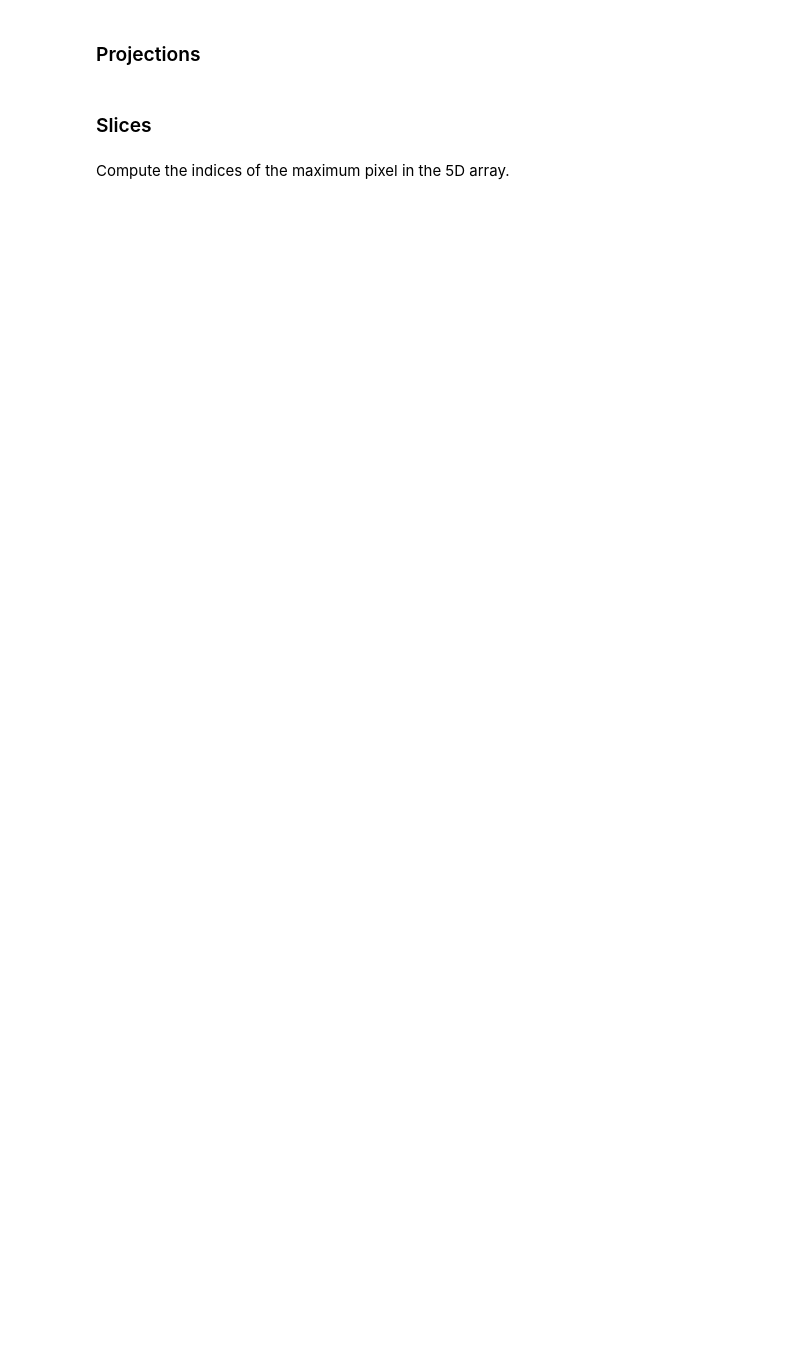
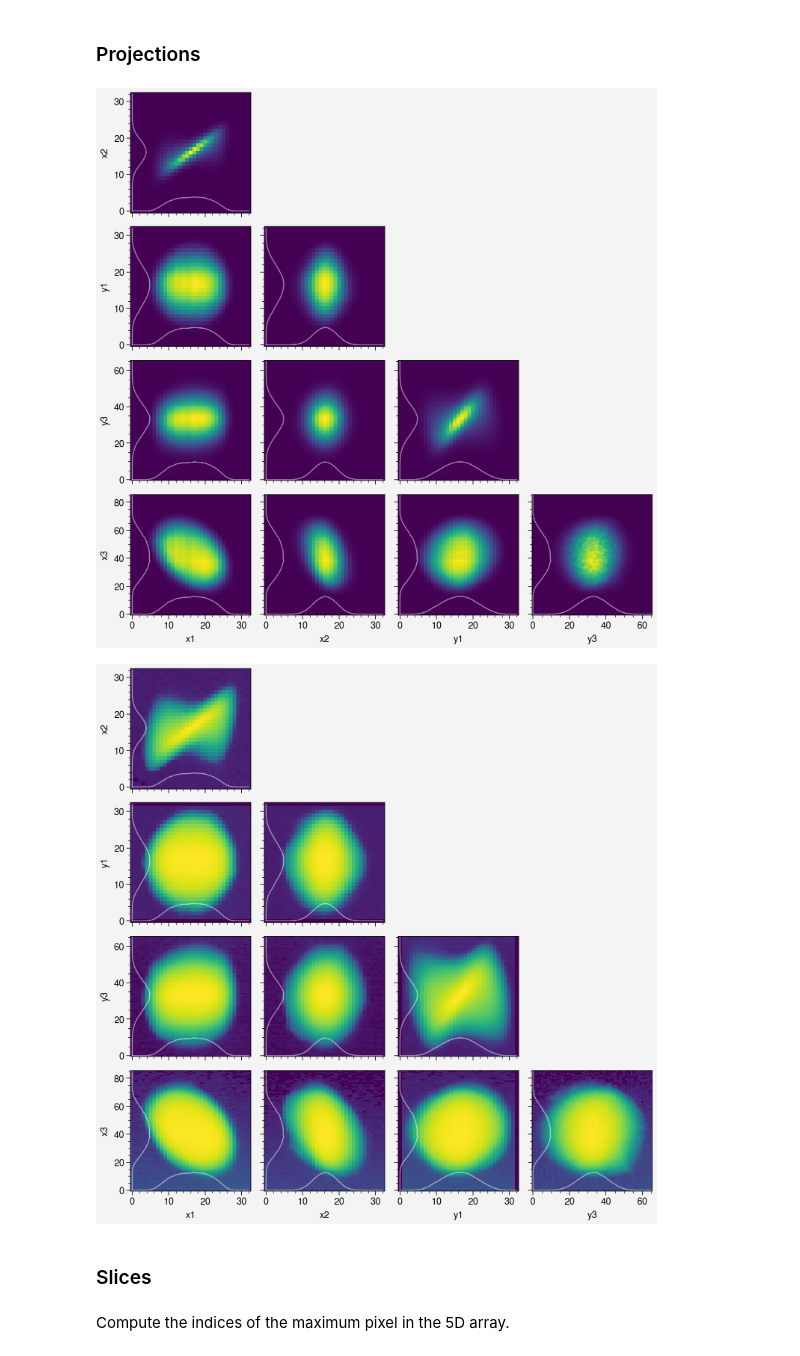
Before and after one commit to austin-hoover/analysis-sns-btf, a Jupyter notebook: scan3d/scan-xxpy-image-ypdE/scan-xxpy-image-ypdE_step3.ipynb, the cells around one changed output. Saved outputs shown, nothing was run; the diff lists cells and outputs as text; code cells hidden in the pictures; blank space fills up the shorter version.

```diff
--- a/scan3d/scan-xxpy-image-ypdE/scan-xxpy-image-ypdE_step3.ipynb
+++ b/scan3d/scan-xxpy-image-ypdE/scan-xxpy-image-ypdE_step3.ipynb
@@ -64,5 +67,5 @@ for filename in filenames:
 filename = 'rawgrid_merged2-211203151919-211203192701-scan-xxpy-image-ypdE.mmp'
 coordfilename = 'slit_coordinates_merged2-211203151919-211203192701-scan-xxpy-image-ypdE.npy'
 # %%
-shape = tuple(np.loadtxt(join(folder, 'rawgrid_shape.txt')).astype(int))
-print(shape)
+info = utils.load_pickle('_output/info.pkl')
+info
@@ -74,3 +86,7 @@ print(dtype)
+# %%
+shape = info['rawgrid_shape']  # (x1, x2, y1, y3, x3)
+dtype = info['im_dtype']
+cam = info['cam']
 # %%
 a5d = np.memmap(join(folder, filename), shape=shape, dtype=dtype, mode='r')
 print(np.info(a5d))
@@ -79,5 +120,8 @@ Flip the y3 axis (the image comes in upside-down). Flip the x3 axis since it poi
 # %%
 a5d = a5d[:, :, ::-1, ::-1, ::-1]  # [x1, x2, y1, y3, x3]
+# %%
+if cam.lower() == 'cam34':
+    a5d = a5d[::-1, ::-1, :, :, :]
 # %% [markdown]
 ## Load slit coordinates
 # %%
@@ -145,18 +216,26 @@ a5d = np.clip(a5d, 0, None)
+# %%
+a5d_min = np.min(a5d)
+if a5d_min < 0:
+    print(f'min(a5d) = {a5d_min}. Clipping to 0.')
+    a5d = np.clip(a5d, 0, None)
 # %%
 frac_thresh = 1e-5
 for norm in [None, 'log']:
     axes = mplt.corner(
         a5d,
         labels=dims,
         norm=norm,
-        # diag_kind='None',
-        # prof=True,
-        # prof_kws=dict(lw=1.0, alpha=0.75, scale=0.15),
-        # fig_kws=dict(),
-        # frac_thresh=frac_thresh,
+        diag_kind='None',
+        prof=True,
+        prof_kws=dict(lw=1.0, alpha=0.5, scale=0.12),
+        fig_kws=dict(),
+        frac_thresh=frac_thresh,
     )
     plt.savefig(f"_output/slitscreen_corner_log{norm == 'log'}.png")
     plt.show()
+# %% [output]
+[figure, added]
+[figure, added]
 # %% [markdown]
 ### Slices
 # %% [markdown]
```
Also changed, not shown: parts of 29 cells of this notebook, 6 other files.
